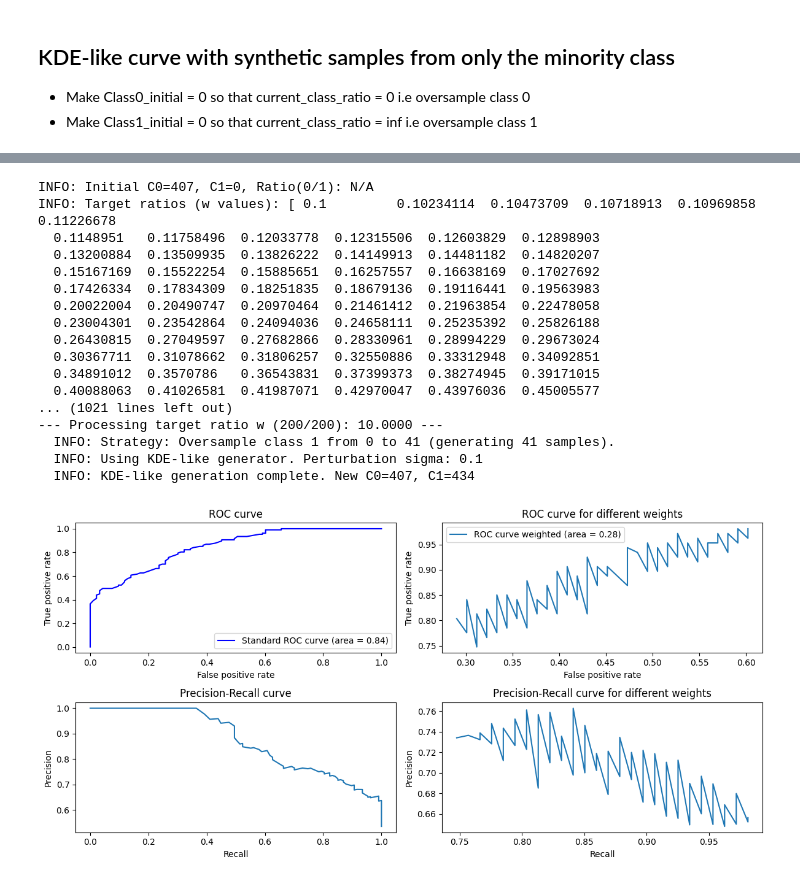
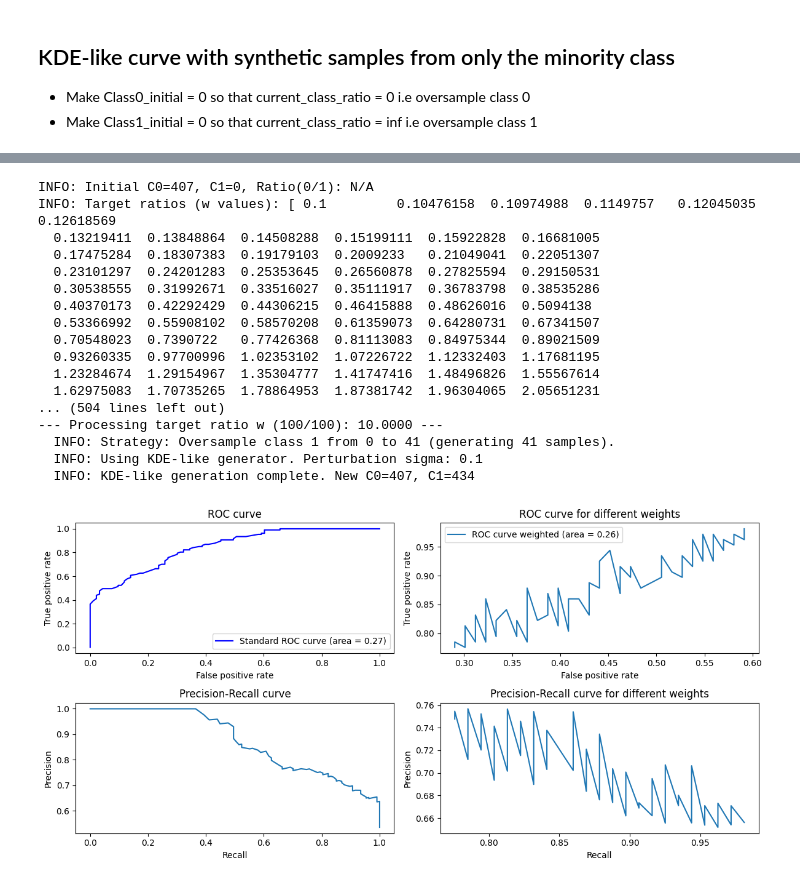
Before and after one commit to katzkid/RoC_Analysis, a Jupyter notebook: RoC_Analysis_RF_data2.ipynb, the cells around one changed output, grey strips where cells are left out. Cells and saved outputs as stored; diff of their text form; code cells hidden in the pictures.

```diff
--- a/RoC_Analysis_RF_data2.ipynb
+++ b/RoC_Analysis_RF_data2.ipynb
@@ -882,8 +943,8 @@ Class1_initial = counter.get(1, 0)
 
 class_ratio_low = 0.1
 class_ratio_high = 10.0
-num_points_below = 100
-num_points_above = 100
+num_points_below = 50
+num_points_above = 50
 
 if Class1_initial == 0 and Class0_initial == 0:
     print("ERROR: Both classes have zero samples initially. Cannot proceed.")
@@ -1040,6 +1101,7 @@ tpr_weighted_sorted = [p[1] for p in roc_points]
 
 # Calculate AUC for weighted ROC curve
 roc_auc_weighted = auc(fpr_weighted_sorted, tpr_weighted_sorted)
+roc_auc = modified_auc_calc(fpr_roc, tpr_roc, fpr_weighted_sorted, tpr_weighted_sorted)
 
 # Plot the FPR vs TPR for the different weights
 fig,ax = plt.subplots(2, 2, figsize=(12, 6))
@@ -1141,8 +1203,8 @@ Class1_initial = 0
 
 class_ratio_low = 0.1
 class_ratio_high = 10.0
-num_points_below = 100
-num_points_above = 100
+num_points_below = 50
+num_points_above = 50
 
 if Class1_initial == 0 and Class0_initial == 0:
     print("ERROR: Both classes have zero samples initially. Cannot proceed.")
@@ -1299,6 +1361,7 @@ tpr_weighted_sorted = [p[1] for p in roc_points]
 
 # Calculate AUC for weighted ROC curve
 roc_auc_weighted = auc(fpr_weighted_sorted, tpr_weighted_sorted)
+roc_auc = modified_auc_calc(fpr_roc, tpr_roc, fpr_weighted_sorted, tpr_weighted_sorted)
 
 # Plot the FPR vs TPR for the different weights
 fig,ax = plt.subplots(2, 2, figsize=(12, 6))
@@ -1333,44 +1396,44 @@ plt.show()
 
 # Plot both ROC curves on the same plot figure
 plt.figure(figsize=(10, 8))
 plt.plot(fpr_roc, tpr_roc, label=f'Standard ROC curve (area = {roc_auc:.2f})', color='blue')
 plt.plot(fpr_weighted_sorted, tpr_weighted_sorted, label=f'ROC curve for different weights (area = {roc_auc_weighted:.2f})', color='red')
 plt.xlabel('False positive rate')
 plt.ylabel('True positive rate')
 plt.legend()
 plt.title('ROC curve comparison')
 plt.grid(True)
 plt.show()
 
 # Plot both Precision-Recall curves on the same plot figure
 plt.figure(figsize=(10, 8))
 plt.plot(recall_prc, precision_prc, label='Standard Precision-Recall curve', color='blue')
 plt.plot(recall_weighted_sorted, precision_weighted_sorted, label='Precision-Recall for different weights', color='red')
 plt.xlabel('Recall')
 plt.ylabel('Precision')
 plt.legend()
 plt.title('Precision-Recall curve comparison')
 plt.grid(True)
 plt.show()
 
 
 #print(f"\n--- Finished processing. {len(dict_weighted_clfs)} scenarios stored in dict_weighted_clfs. ---")
 # %% [output]
 INFO: Initial C0=407, C1=0, Ratio(0/1): N/A
-INFO: Target ratios (w values): [ 0.1         0.10234114  0.10473709  0.10718913  0.10969858  0.11226678
-  0.1148951   0.11758496  0.12033778  0.12315506  0.12603829  0.12898903
-  0.13200884  0.13509935  0.13826222  0.14149913  0.14481182  0.14820207
-  0.15167169  0.15522254  0.15885651  0.16257557  0.16638169  0.17027692
-  0.17426334  0.17834309  0.18251835  0.18679136  0.19116441  0.19563983
-  0.20022004  0.20490747  0.20970464  0.21461412  0.21963854  0.22478058
-  0.23004301  0.23542864  0.24094036  0.24658111  0.25235392  0.25826188
-  0.26430815  0.27049597  0.27682866  0.28330961  0.28994229  0.29673024
-  0.30367711  0.31078662  0.31806257  0.32550886  0.33312948  0.34092851
-  0.34891012  0.3570786   0.36543831  0.37399373  0.38274945  0.39171015
-  0.40088063  0.41026581  0.41987071  0.42970047  0.43976036  0.45005577
-... (1021 lines left out)
---- Processing target ratio w (200/200): 10.0000 ---
+INFO: Target ratios (w values): [ 0.1         0.10476158  0.10974988  0.1149757   0.12045035  0.12618569
+  0.13219411  0.13848864  0.14508288  0.15199111  0.15922828  0.16681005
+  0.17475284  0.18307383  0.19179103  0.2009233   0.21049041  0.22051307
+  0.23101297  0.24201283  0.25353645  0.26560878  0.27825594  0.29150531
+  0.30538555  0.31992671  0.33516027  0.35111917  0.36783798  0.38535286
+  0.40370173  0.42292429  0.44306215  0.46415888  0.48626016  0.5094138
+  0.53366992  0.55908102  0.58570208  0.61359073  0.64280731  0.67341507
+  0.70548023  0.7390722   0.77426368  0.81113083  0.84975344  0.89021509
+  0.93260335  0.97700996  1.02353102  1.07226722  1.12332403  1.17681195
+  1.23284674  1.29154967  1.35304777  1.41747416  1.48496826  1.55567614
+  1.62975083  1.70735265  1.78864953  1.87381742  1.96304065  2.05651231
+... (504 lines left out)
+--- Processing target ratio w (100/100): 10.0000 ---
   INFO: Strategy: Oversample class 1 from 0 to 41 (generating 41 samples).
   INFO: Using KDE-like generator. Perturbation sigma: 0.1
   INFO: KDE-like generation complete. New C0=407, C1=434
-[figure, old version]
+[figure, new version]
```
Also changed, not shown: parts of 5 cells of this notebook.
